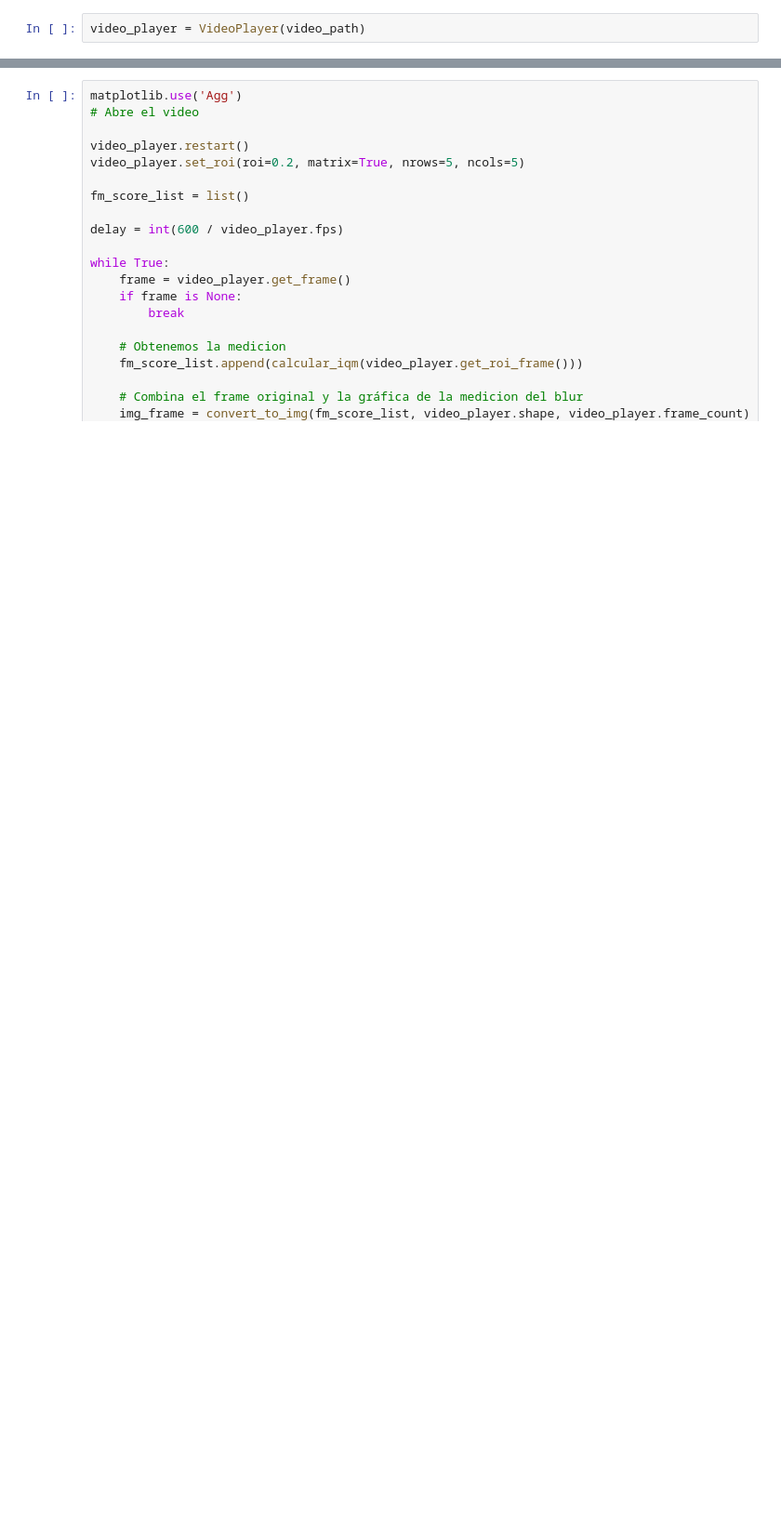
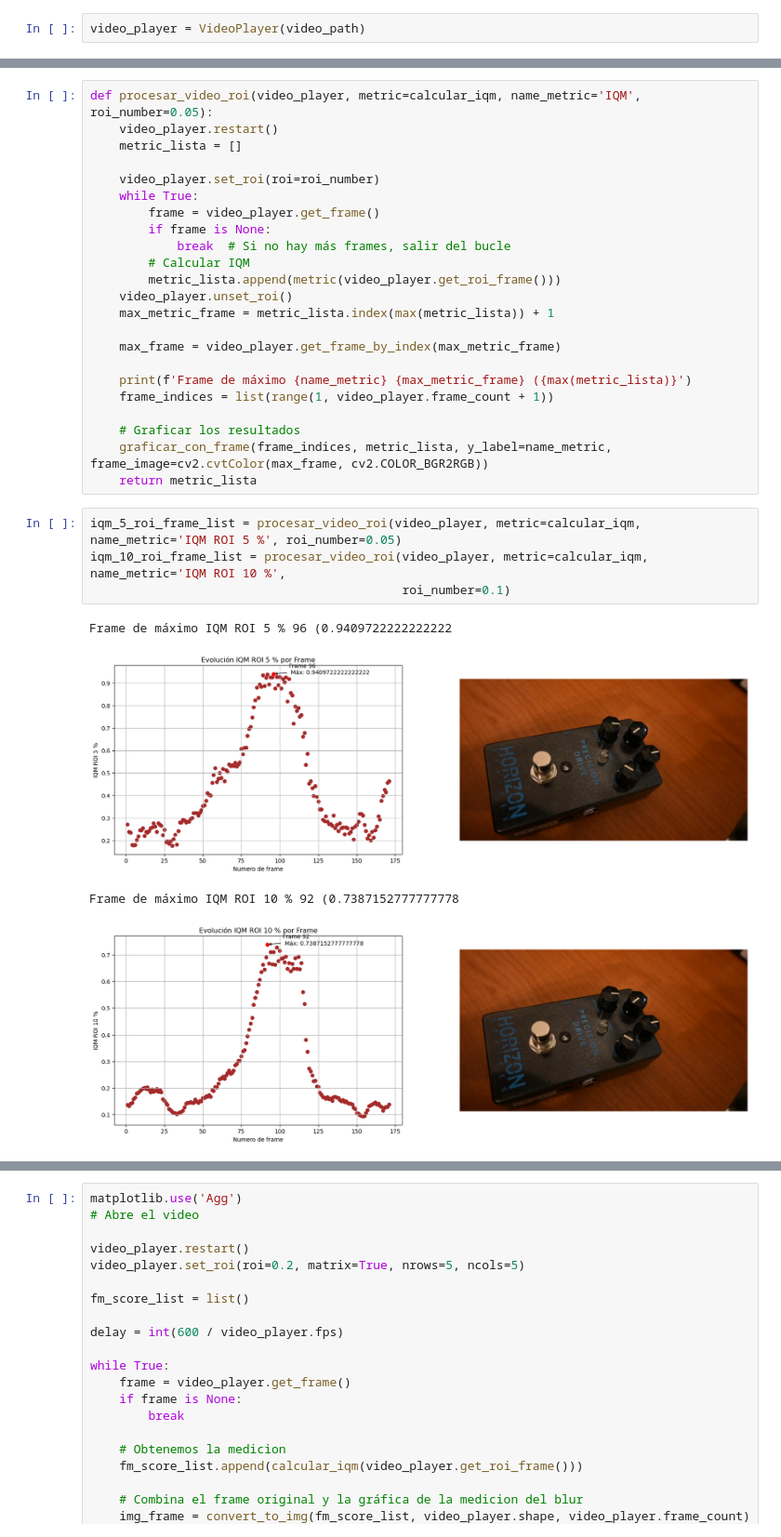
Before and after one commit to vasconcelosfer/ComputerVision, a Jupyter notebook: TP2_ENTREGA.ipynb, the cells around one changed output, grey strips where cells are left out. Shown at 93% size. Drawn from its saved outputs; the diff is of its cells as text; blank space fills up the shorter version.

```diff
--- a/TP2_ENTREGA.ipynb
+++ b/TP2_ENTREGA.ipynb
@@ -220,0 +291,32 @@ EXPERIMENTO 1
+# %%
+def procesar_video_roi(video_player, metric=calcular_iqm, name_metric='IQM', roi_number=0.05):
+    video_player.restart()
+    metric_lista = []
+
+    video_player.set_roi(roi=roi_number)
+    while True:
+        frame = video_player.get_frame()
+        if frame is None:
+            break  # Si no hay más frames, salir del bucle
+        # Calcular IQM
+        metric_lista.append(metric(video_player.get_roi_frame()))
+    video_player.unset_roi()
+    max_metric_frame = metric_lista.index(max(metric_lista)) + 1
+
+    max_frame = video_player.get_frame_by_index(max_metric_frame)
+
+    print(f'Frame de máximo {name_metric} {max_metric_frame} ({max(metric_lista)}')
+    frame_indices = list(range(1, video_player.frame_count + 1))
+
+    # Graficar los resultados
+    graficar_con_frame(frame_indices, metric_lista, y_label=name_metric, frame_image=cv2.cvtColor(max_frame, cv2.COLOR_BGR2RGB))
+    return metric_lista
+# %%
+iqm_5_roi_frame_list = procesar_video_roi(video_player, metric=calcular_iqm, name_metric='IQM ROI 5 %', roi_number=0.05)
+iqm_10_roi_frame_list = procesar_video_roi(video_player, metric=calcular_iqm, name_metric='IQM ROI 10 %',
+                                           roi_number=0.1)
+# %% [output]
+Frame de máximo IQM ROI 5 % 96 (0.9409722222222222
+[figure, added]
+Frame de máximo IQM ROI 10 % 92 (0.7387152777777778
+[figure, added]
```
Also changed, not shown: parts of 41 cells of this notebook.
